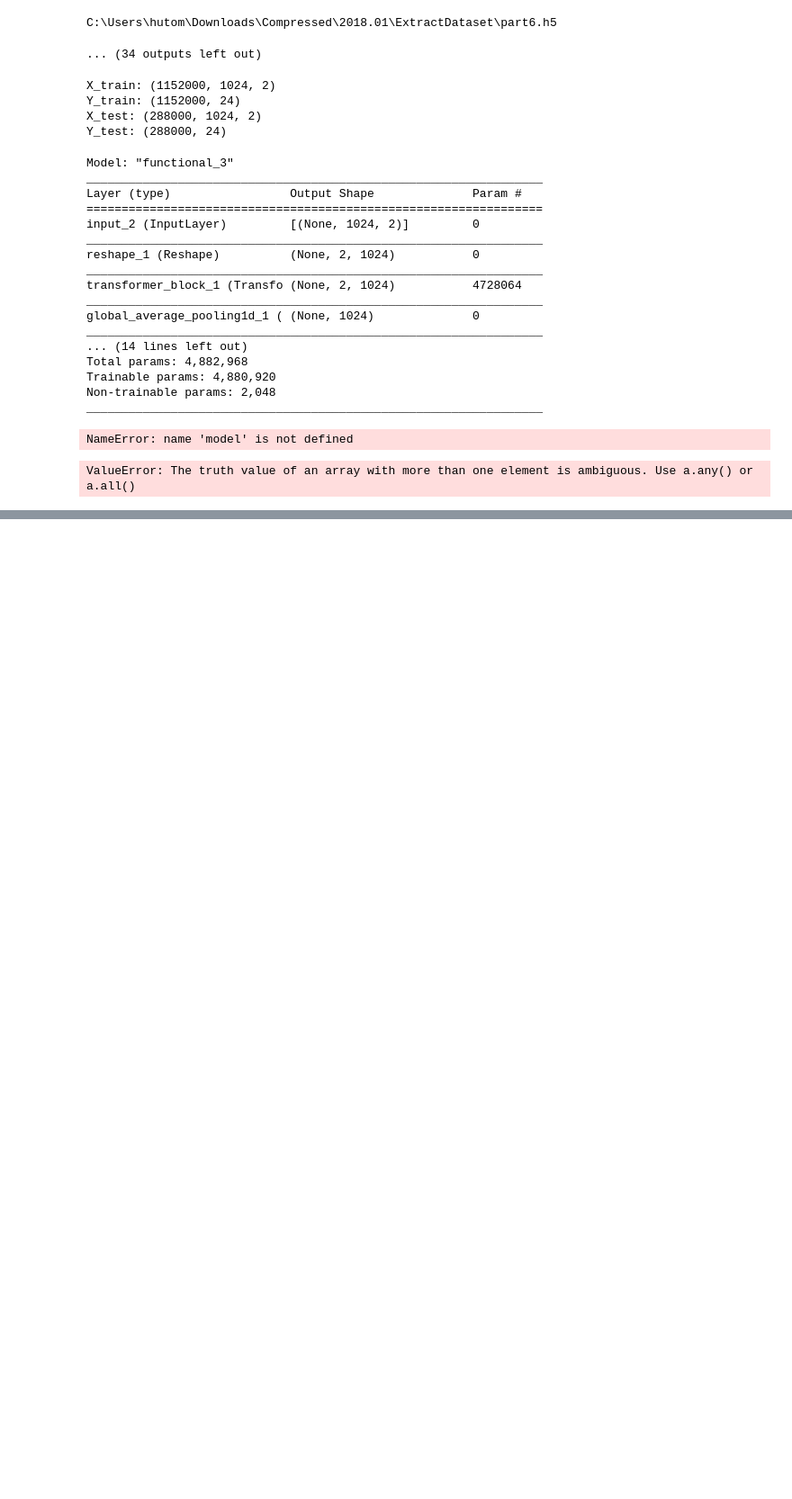
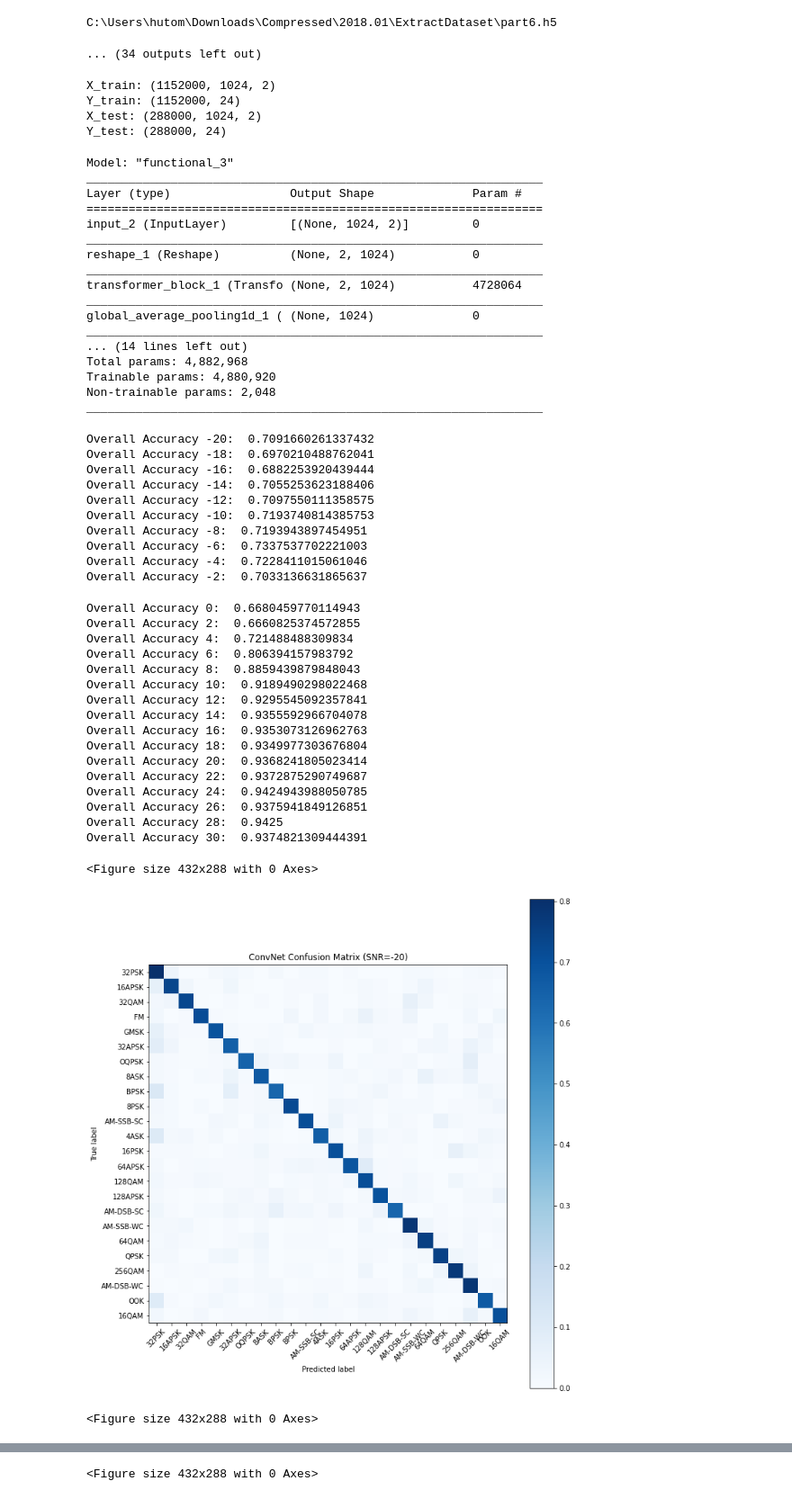
Before and after one commit to alexivaner/Deep-Learning-Based-Radio-Signal-Classification, a Jupyter notebook: Evaluate.ipynb, the cells around one changed output, grey strips where cells are left out. Shown at 90% size. Saved outputs shown, nothing was run; the diff lists cells and outputs as text; code cells hidden in the pictures; blank space fills up the shorter version.

```diff
--- a/Evaluate.ipynb
+++ b/Evaluate.ipynb
@@ -262,7 +262,7 @@ def plot_confusion_matrix(cm, title='Confusion matrix', cmap=plt.cm.Blues, label
     plt.xlabel('Predicted label')
 # Plot confusion matrix
 batch_size = 1024
-test_Y_hat = model.predict(X_test, batch_size=3000)
+test_Y_hat = model_resnet.predict(X_test, batch_size=3000)
 conf = np.zeros([len(classes),len(classes)])
 confnorm = np.zeros([len(classes),len(classes)])
 for i in range(0,X_test.shape[0]):
@@ -275,39 +275,65 @@ plot_confusion_matrix(confnorm, labels=classes)
 
 for i in range(len(confnorm)):
     print(classes[i],confnorm[i,i])
-# %% [output]
-NameError: name 'model' is not defined
 # %%
 acc={}
 Z_test = Z[test_idx]
 Z_test = Z_test.reshape((len(Z_test)))
 SNRs = np.unique(Z_test)
 for snr in SNRs:
     X_test_snr = X_test[Z_test==snr]
     Y_test_snr = Y_test[Z_test==snr]
 
     pre_Y_test_resnet = model_resnet.predict(X_test_snr)
     pre_Y_test_transformer = model_trafo.predict(X_test_snr)
 
     conf = np.zeros([len(classes),len(classes)])
     confnorm = np.zeros([len(classes),len(classes)])
     for i in range(0,X_test_snr.shape[0]):    #Test data volume under this signal-to-noise ratio
         j = list(Y_test_snr[i,:]).index(1)   #Correct category index
         #Prediction category index
-        if pre_Y_test_resnet > pre_Y_test_transformer:
+        if np.max(pre_Y_test_resnet[i,:]) > np.max(pre_Y_test_transformer[i,:]):
             k = int(np.argmax(pre_Y_test_resnet[i,:]))
         else : k = int(np.argmax(pre_Y_test_transformer[i,:]))
 
         conf[j,k] = conf[j,k] + 1
     for i in range(0,len(classes)):
         confnorm[i,:] = conf[i,:] / np.sum(conf[i,:])
 
     plt.figure()
     plot_confusion_matrix(confnorm, labels=classes, title="ConvNet Confusion Matrix (SNR=%d)"%(snr))
 
     cor = np.sum(np.diag(conf))
     ncor = np.sum(conf) - cor
     print ("Overall Accuracy %s: "%snr, cor / (cor+ncor))
     acc[snr] = 1.0*cor/(cor+ncor)
 # %% [output]
-ValueError: The truth value of an array with more than one element is ambiguous. Use a.any() or a.all()
+Overall Accuracy -20:  0.7091660261337432
+Overall Accuracy -18:  0.6970210488762041
+Overall Accuracy -16:  0.6882253920439444
+Overall Accuracy -14:  0.7055253623188406
+Overall Accuracy -12:  0.7097550111358575
+Overall Accuracy -10:  0.7193740814385753
+Overall Accuracy -8:  0.7193943897454951
+Overall Accuracy -6:  0.7337537702221003
+Overall Accuracy -4:  0.7228411015061046
+Overall Accuracy -2:  0.7033136631865637
+Overall Accuracy 0:  0.6680459770114943
+Overall Accuracy 2:  0.6660825374572855
+Overall Accuracy 4:  0.721488488309834
+Overall Accuracy 6:  0.806394157983792
+Overall Accuracy 8:  0.8859439879848043
+Overall Accuracy 10:  0.9189490298022468
+Overall Accuracy 12:  0.9295545092357841
+Overall Accuracy 14:  0.9355592966704078
+Overall Accuracy 16:  0.9353073126962763
+Overall Accuracy 18:  0.9349977303676804
+Overall Accuracy 20:  0.9368241805023414
+Overall Accuracy 22:  0.9372875290749687
+Overall Accuracy 24:  0.9424943988050785
+Overall Accuracy 26:  0.9375941849126851
+Overall Accuracy 28:  0.9425
+Overall Accuracy 30:  0.9374821309444391
+<Figure size 432x288 with 0 Axes>
+[figure, added]
+<Figure size 432x288 with 0 Axes>
@@ -313,0 +341 @@ ValueError: The truth value of an array with more than one element is ambiguous.
+<Figure size 432x288 with 0 Axes>
```
Also changed, not shown: parts of 4 cells of this notebook.
